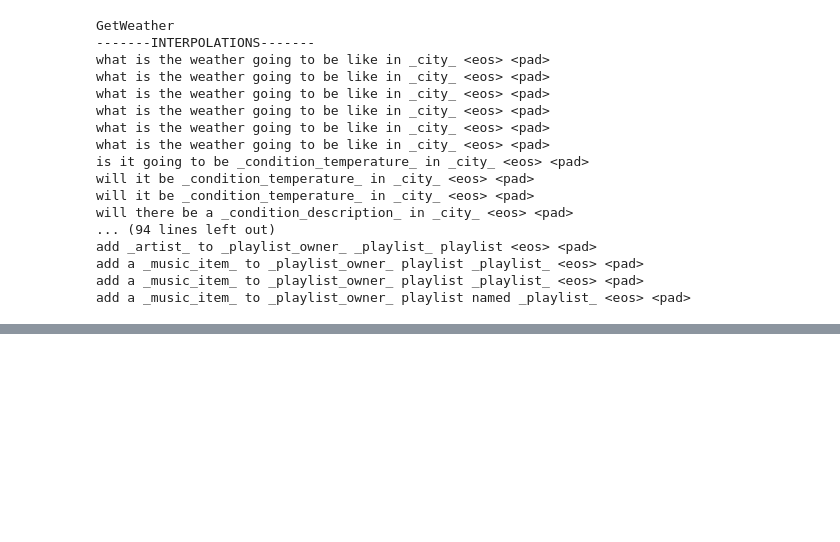
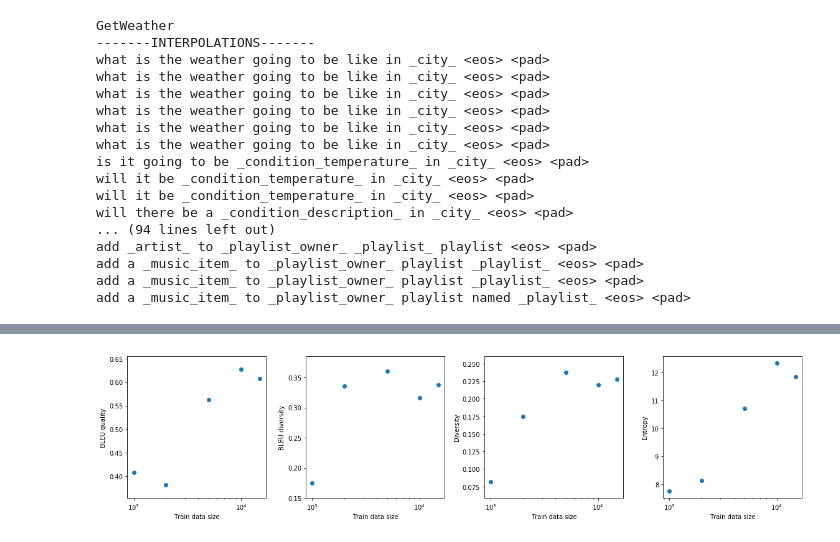
Before and after one commit to sonos/automatic-data-generation, a Jupyter notebook: automatic_data_generation/data-generation.ipynb, the cells around one changed output, grey strips where cells are left out. Saved outputs shown, nothing was run; the diff lists cells and outputs as text; code cells hidden in the pictures; blank space fills up the shorter version.

```diff
--- a/automatic_data_generation/utils/data-generation.ipynb
+++ b/automatic_data_generation/data-generation.ipynb
@@ -330,0 +317,6 @@ print(torch.einsum('iik->',(x)))
+# %%
+runs = []
+
+for filename in os.listdir('.'):
+    if filename.endswith('.pkl'):
+        runs.append(torch.load(filename))
@@ -330,0 +336,22 @@ print(torch.einsum('iik->',(x)))
+# %%
+datasizes = [run['args'].datasize for run in runs]
+bleu_qualities = [run['bleu_scores']['quality']['avg'] for run in runs]
+bleu_diversities = [run['bleu_scores']['diversity']['avg'] for run in runs]
+diversities = [run['diversity'] for run in runs]
+perplexities = [run['entropy'] for run in runs]
+
+fig, axarr = plt.subplots(1,4, figsize=(16,4))
+axarr[0].scatter(datasizes, bleu_qualities)
+axarr[1].scatter(datasizes, bleu_diversities)
+axarr[2].scatter(datasizes, diversities)
+axarr[3].scatter(datasizes, perplexities)
+axarr[0].set_ylabel('BLEU quality')
+axarr[1].set_ylabel('BLEU diversity')
+axarr[2].set_ylabel('Diversity')
+axarr[3].set_ylabel('Entropy')
+for ax in axarr:
+    ax.set_xscale('log')
+    ax.set_xlabel('Train data size')
+fig.tight_layout()
+# %% [output]
+[figure, added]
```
Also changed, not shown: parts of 10 cells of this notebook, 14 other files.
